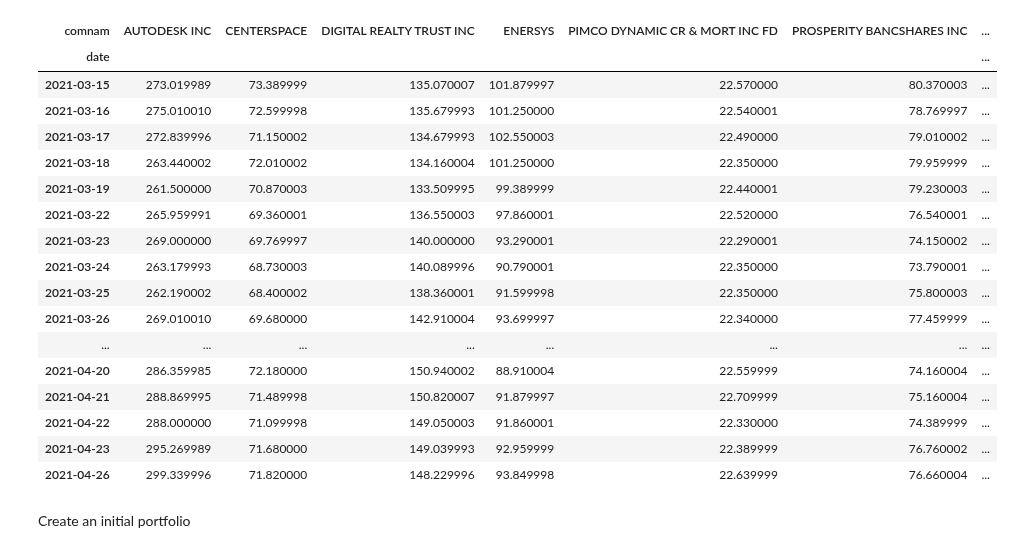
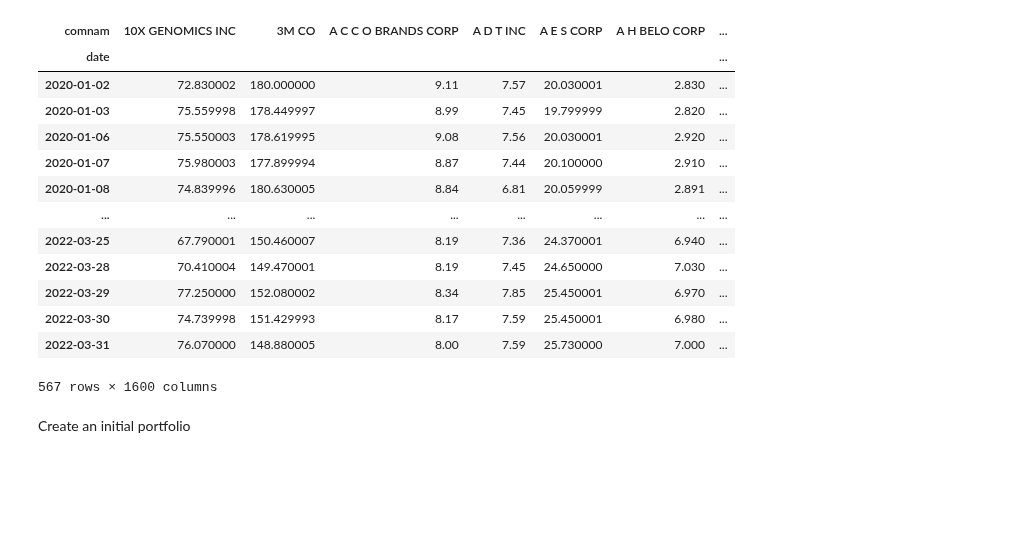
Before and after one commit to upadhyan/Portfolio-Changeover-Optimization, a Jupyter notebook: PI_formulations.ipynb, the cells around one changed output. Cells and saved outputs as stored; diff of their text form; code cells hidden in the pictures; blank space fills up the shorter version.

```diff
--- a/PI_formulations.ipynb
+++ b/PI_formulations.ipynb
@@ -41,40 +57,37 @@ stock_names = data['comnam'].unique()
 # %%
+# Pivot data (columns: stock name, index: date)
+data_pivot = data.pivot_table(index="date", values="prc", columns="comnam")
+
 # Remove stocks with na in price column random stocks
 # TODO: Remove the complete stock if any na
-data_clean = data.dropna(axis=0, subset=['prc'])
+data_clean = data_pivot.dropna(axis=1, how='any')
+data_clean
+# # Pick 10 stocks at random
+# relevant_stocks = np.random.choice(data_clean.columns,size=10, replace=False)
+# data_filt = data_clean[relevant_stocks]
 
-# Pick 10 stocks at random
-relevant_stocks = np.random.choice(data_clean.comnam.unique(),size=10, replace=False)
-data_filt = data_clean.query("comnam in @relevant_stocks")
+# # Focus on window of 30 trading days with random start dt
+# start_dt = np.random.choice(data_filt.index[:-30],size=1, replace=False)[0]
+# final = data_pivot.query("date >= @start_dt")
+# final = final.iloc[:30]
 
-# Pivot data (columns: stock name, index: date)
-data_pivot = data_filt.pivot_table(index="date", values="prc", columns="comnam")
-
-# Focus on window of 30 trading days with random start dt
-start_dt = np.random.choice(data_pivot.index[:-30],size=1, replace=False)[0]
-final = data_pivot.query("date >= @start_dt")
-final = final.iloc[:30]
-
-final
+# final
+# data_filt
 # %% [output]
-| comnam | AUTODESK INC | CENTERSPACE | DIGITAL REALTY TRUST INC | ENERSYS | PIMCO DYNAMIC CR & MORT INC FD | PROSPERITY BANCSHARES INC | ... |
+| comnam | 10X GENOMICS INC | 3M CO | A C C O BRANDS CORP | A D T INC | A E S CORP | A H BELO CORP | ... |
 | date |  |  |  |  |  |  | ... |
-| 2021-03-15 | 273.019989 | 73.389999 | 135.070007 | 101.879997 | 22.570000 | 80.370003 | ... |
-| 2021-03-16 | 275.010010 | 72.599998 | 135.679993 | 101.250000 | 22.540001 | 78.769997 | ... |
-| 2021-03-17 | 272.839996 | 71.150002 | 134.679993 | 102.550003 | 22.490000 | 79.010002 | ... |
-| 2021-03-18 | 263.440002 | 72.010002 | 134.160004 | 101.250000 | 22.350000 | 79.959999 | ... |
-| 2021-03-19 | 261.500000 | 70.870003 | 133.509995 | 99.389999 | 22.440001 | 79.230003 | ... |
-| 2021-03-22 | 265.959991 | 69.360001 | 136.550003 | 97.860001 | 22.520000 | 76.540001 | ... |
-| 2021-03-23 | 269.000000 | 69.769997 | 140.000000 | 93.290001 | 22.290001 | 74.150002 | ... |
-| 2021-03-24 | 263.179993 | 68.730003 | 140.089996 | 90.790001 | 22.350000 | 73.790001 | ... |
-| 2021-03-25 | 262.190002 | 68.400002 | 138.360001 | 91.599998 | 22.350000 | 75.800003 | ... |
-| 2021-03-26 | 269.010010 | 69.680000 | 142.910004 | 93.699997 | 22.340000 | 77.459999 | ... |
+| 2020-01-02 | 72.830002 | 180.000000 | 9.11 | 7.57 | 20.030001 | 2.830 | ... |
+| 2020-01-03 | 75.559998 | 178.449997 | 8.99 | 7.45 | 19.799999 | 2.820 | ... |
+| 2020-01-06 | 75.550003 | 178.619995 | 9.08 | 7.56 | 20.030001 | 2.920 | ... |
+| 2020-01-07 | 75.980003 | 177.899994 | 8.87 | 7.44 | 20.100000 | 2.910 | ... |
+| 2020-01-08 | 74.839996 | 180.630005 | 8.84 | 6.81 | 20.059999 | 2.891 | ... |
 | ... | ... | ... | ... | ... | ... | ... | ... |
-| 2021-04-20 | 286.359985 | 72.180000 | 150.940002 | 88.910004 | 22.559999 | 74.160004 | ... |
-| 2021-04-21 | 288.869995 | 71.489998 | 150.820007 | 91.879997 | 22.709999 | 75.160004 | ... |
-| 2021-04-22 | 288.000000 | 71.099998 | 149.050003 | 91.860001 | 22.330000 | 74.389999 | ... |
-| 2021-04-23 | 295.269989 | 71.680000 | 149.039993 | 92.959999 | 22.389999 | 76.760002 | ... |
-| 2021-04-26 | 299.339996 | 71.820000 | 148.229996 | 93.849998 | 22.639999 | 76.660004 | ... |
+| 2022-03-25 | 67.790001 | 150.460007 | 8.19 | 7.36 | 24.370001 | 6.940 | ... |
+| 2022-03-28 | 70.410004 | 149.470001 | 8.19 | 7.45 | 24.650000 | 7.030 | ... |
+| 2022-03-29 | 77.250000 | 152.080002 | 8.34 | 7.85 | 25.450001 | 6.970 | ... |
+| 2022-03-30 | 74.739998 | 151.429993 | 8.17 | 7.59 | 25.450001 | 6.980 | ... |
+| 2022-03-31 | 76.070000 | 148.880005 | 8.00 | 7.59 | 25.730000 | 7.000 | ... |
+567 rows × 1600 columns
 # %% [markdown]
 Create an initial portfolio
 # %%
```
Also changed, not shown: parts of 9 cells of this notebook.
